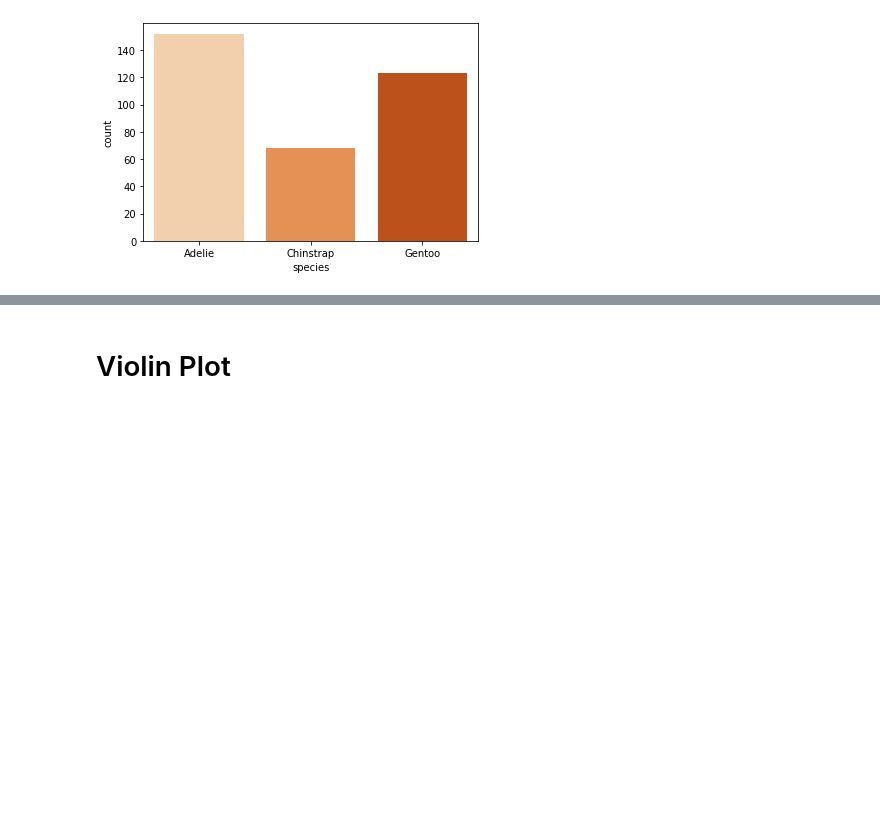
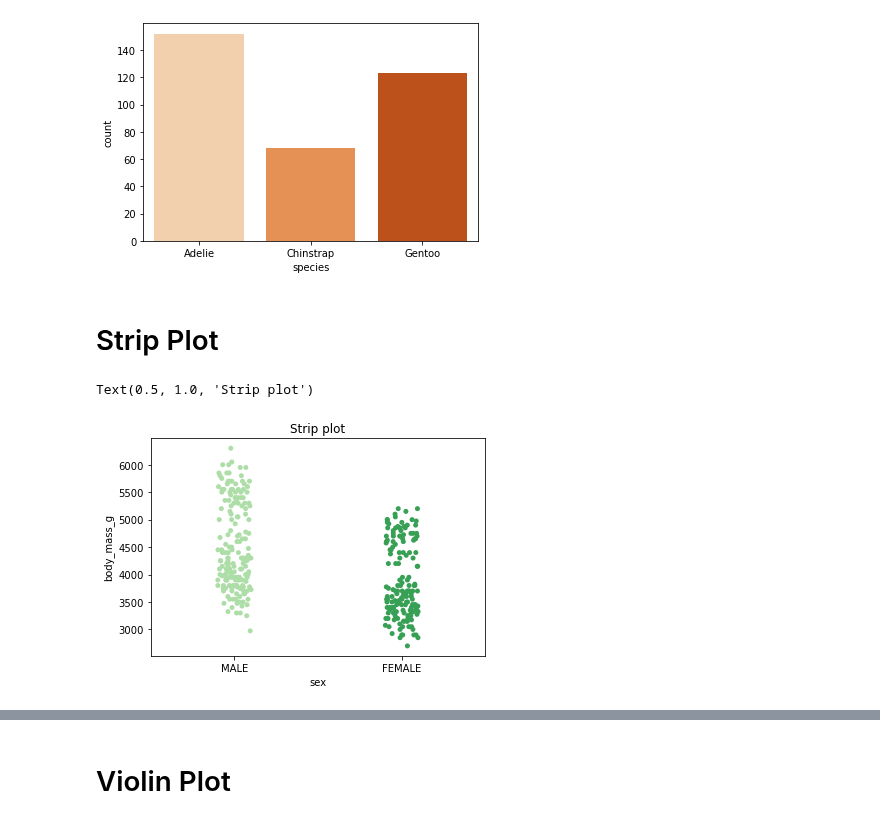
Before and after one commit to moesteelo/Exploratory-Data-Analysis, a Jupyter notebook: Exploratory Data Visualization .ipynb, the cells around one changed output, grey strips where cells are left out. Cells and saved outputs as stored; diff of their text form; code cells hidden in the pictures; blank space fills up the shorter version.

```diff
--- a/Exploratory Data Visualization .ipynb
+++ b/Exploratory Data Visualization .ipynb
@@ -268,3 +273,11 @@ sns.countplot('species', data=penguins_size, palette ="Oranges")
 plt.show()
 # %% [output]
 [figure]
+# %% [markdown]
+# Strip Plot
+# %%
+sns.stripplot(x='sex',y='body_mass_g',data=penguins_size, palette="Greens")
+plt.title('Strip plot')
+# %% [output]
+Text(0.5, 1.0, 'Strip plot')
+[figure, added]
```
Also changed, not shown: parts of 7 cells of this notebook, 3 other files.
